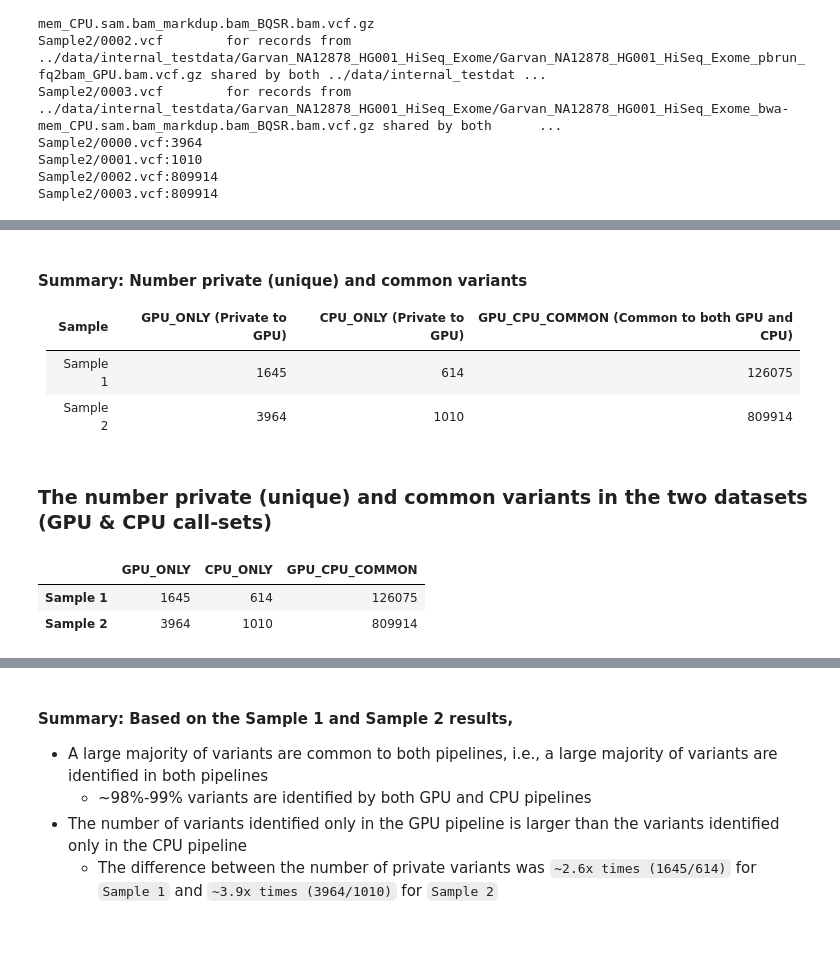
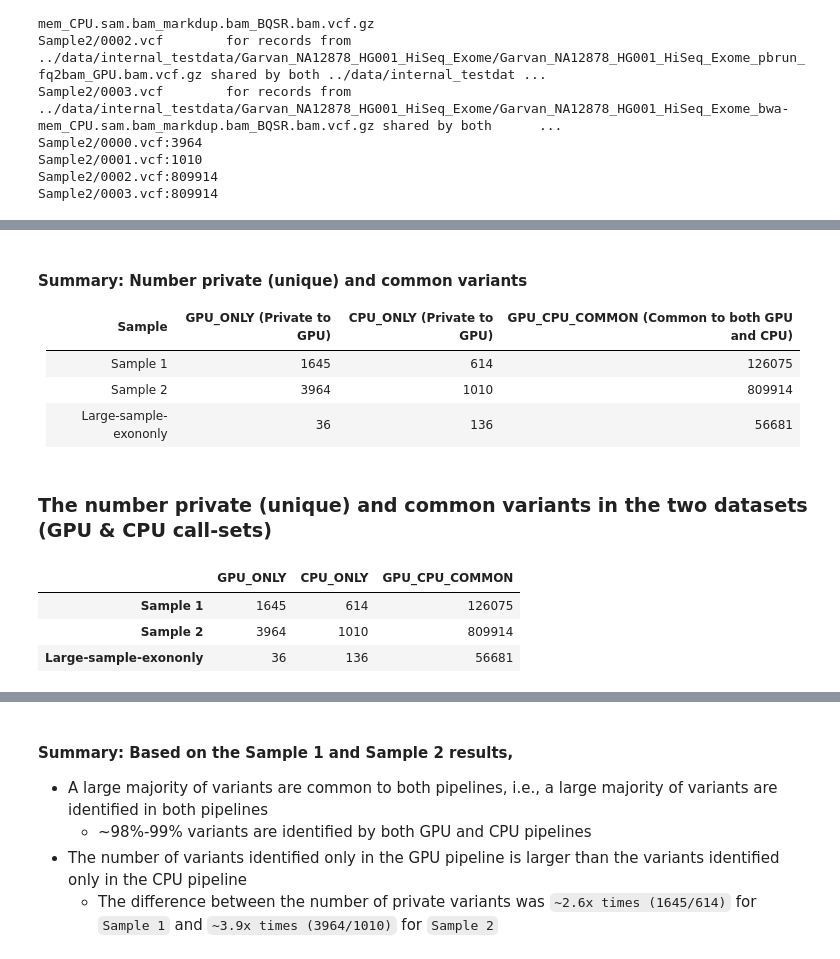
Before and after one commit to NAICNO/accelerated_genomics, a Jupyter notebook: notebooks/GPU_vs_CPU.ipynb, the cells around one changed output, grey strips where cells are left out. Cells and saved outputs as stored; diff of their text form; code cells hidden in the pictures.

```diff
--- a/notebooks/GPU_vs_CPU.ipynb
+++ b/notebooks/GPU_vs_CPU.ipynb
@@ -52,10 +75,11 @@ Sample2/0003.vcf:809914
 # %% [markdown]
 #### Summary: Number private (unique) and common variants
 
-| Sample     | GPU_ONLY (Private to GPU) | CPU_ONLY (Private to GPU) | GPU_CPU_COMMON (Common to both GPU and CPU) |
-|------------|---------------------------|---------------------------|---------------------------------------------|
-| Sample 1   | 1645                      | 614                       | 126075                                      |
-| Sample 2   | 3964                      | 1010                      | 809914                                      |
+| Sample                  | GPU_ONLY (Private to GPU) | CPU_ONLY (Private to GPU) | GPU_CPU_COMMON (Common to both GPU and CPU) |
+|-------------------------|---------------------------|---------------------------|---------------------------------------------|
+| Sample 1                | 1645                      | 614                       | 126075                                      |
+| Sample 2                | 3964                      | 1010                      | 809914                                      |
+| Large-sample-exononly   | 36                        | 136                       | 56681                                       |
 # %% [markdown]
 ### The number private (unique) and common variants in the two datasets (GPU & CPU call-sets)
 # %%
@@ -67,13 +91,14 @@ import seaborn as sns
 sns.set_palette("pastel")
 sns.set_style("whitegrid")
 # %%
-vc_counts = {"Sample 1":[1645, 614, 126075], "Sample 2":[3964, 1010, 809914]}
+vc_counts = {"Sample 1":[1645, 614, 126075], "Sample 2":[3964, 1010, 809914], "Large-sample-exononly":[36, 136, 56681]}
 df = pd.DataFrame(vc_counts).T.rename(columns={0: "GPU_ONLY", 1: "CPU_ONLY", 2: "GPU_CPU_COMMON" })
 df
 # %% [output]
 |  | GPU_ONLY | CPU_ONLY | GPU_CPU_COMMON |
 | Sample 1 | 1645 | 614 | 126075 |
 | Sample 2 | 3964 | 1010 | 809914 |
+| Large-sample-exononly | 36 | 136 | 56681 |
 # %%
 df["GPU_ONLY %"], df["CPU_ONLY %"], df["GPU_CPU_COMMON %"] = zip(*df.apply(lambda x: (np.round(x["GPU_ONLY"]/float(x.sum(axis=0))*100,3),
                                                                                  np.round(x["CPU_ONLY"]/float(x.sum(axis=0))*100,3),
```
Also changed, not shown: parts of 19 cells of this notebook, 1 other file.
